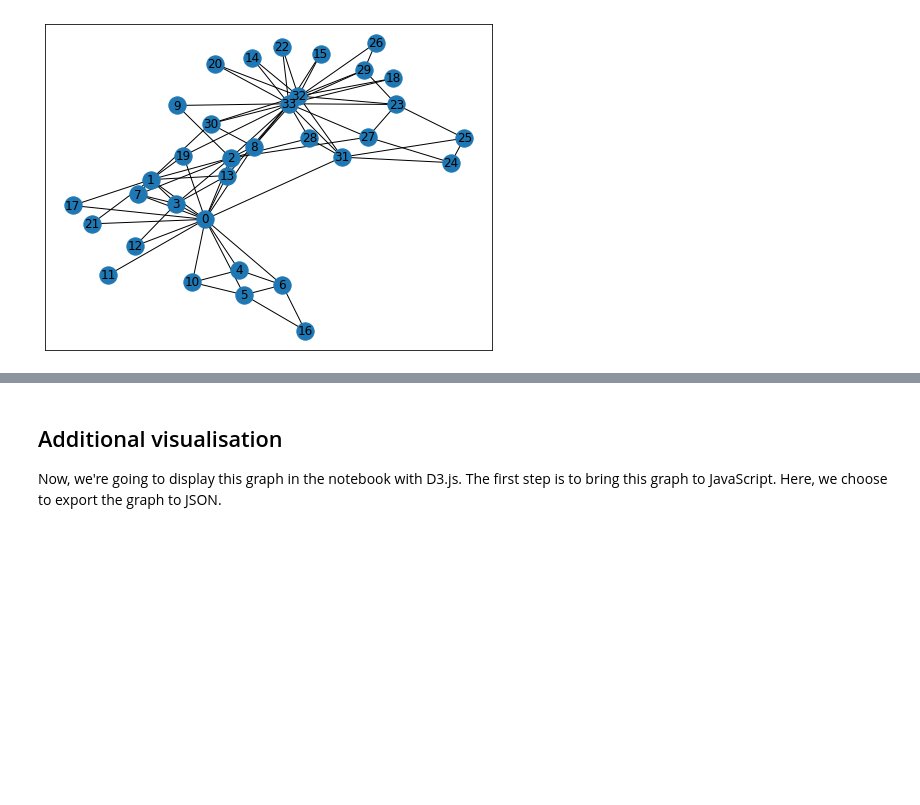
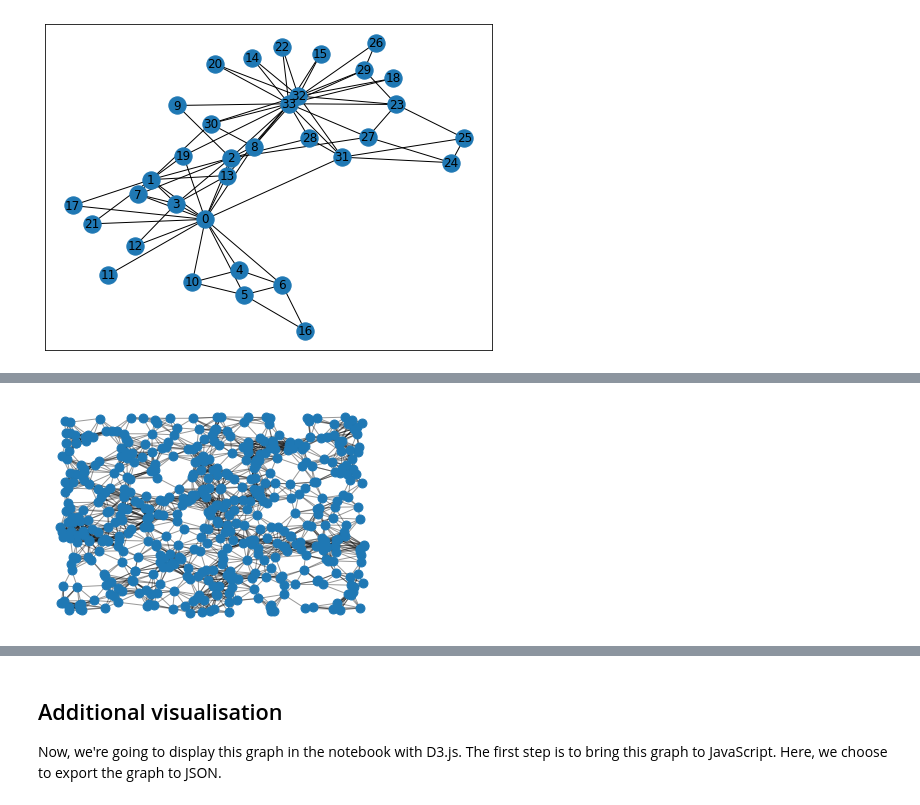
Before and after one commit to Liyubov/networks_analysis, a Jupyter notebook: Documents/PYTHON/network_code/network_visualisation.ipynb, the cells around one changed output, grey strips where cells are left out. Cells and saved outputs as stored; diff of their text form; code cells hidden in the pictures; blank space fills up the shorter version.

Commit message:
for big data course first notebooks

```diff
--- a/Documents/PYTHON/network_code/network_visualisation.ipynb
+++ b/Documents/PYTHON/network_code/network_visualisation.ipynb
@@ -19,0 +26,30 @@ The iterable function was deprecated in Matplotlib 3.1 and will be removed in 3.
+# %%
+
+G = nx.random_geometric_graph(500, 0.1)
+
+# position is stored as node attribute data for random_geometric_graph
+pos = nx.get_node_attributes(G, 'pos')
+#print('position', pos)
+
+dmin =1
+ncenter =0 # position of central node in graph
+for n in pos: # we calculate positions of each node in geometric graph
+    x,y = pos[n]
+    d = (x-0.5)**2+(y-0.5)**2
+    if d<dmin:
+        ncenter = n
+        dmin = d
+
+
+nx.draw_networkx_edges(G, pos, alpha = 0.4)
+nx.draw_networkx_nodes(G, pos, node_size = 80,
+                       cmap = plt.get_cmap('Reds_r'))
+
+
+
+plt.xlim(-0.05, 1.05)
+plt.ylim(-0.05, 1.05)
+plt.axis('off')
+plt.show()
+# %% [output]
+[figure, added]
```
Also changed, not shown: parts of 8 cells of this notebook, 4 other files.
